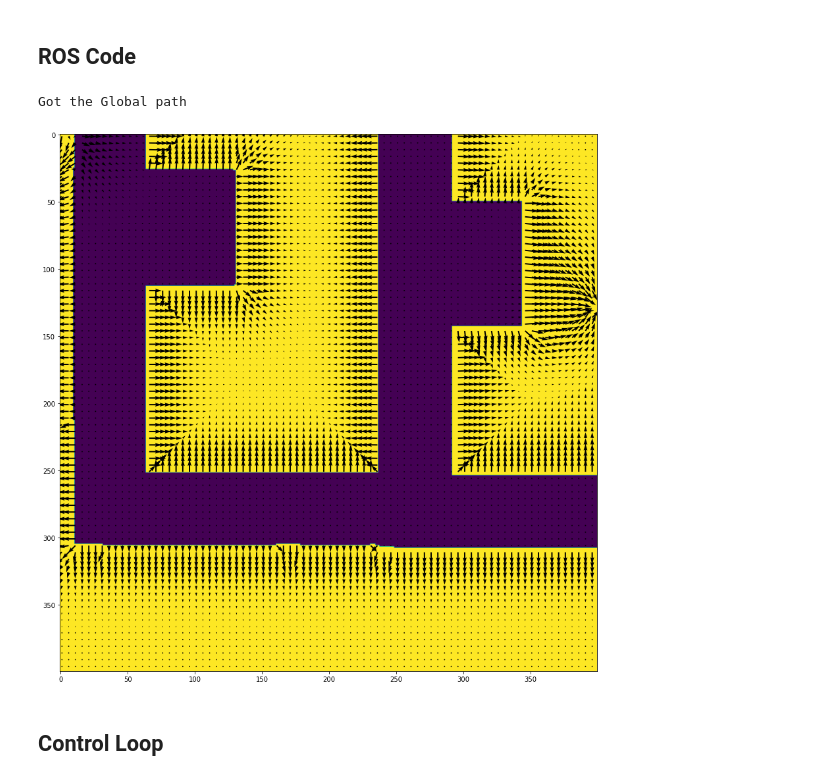
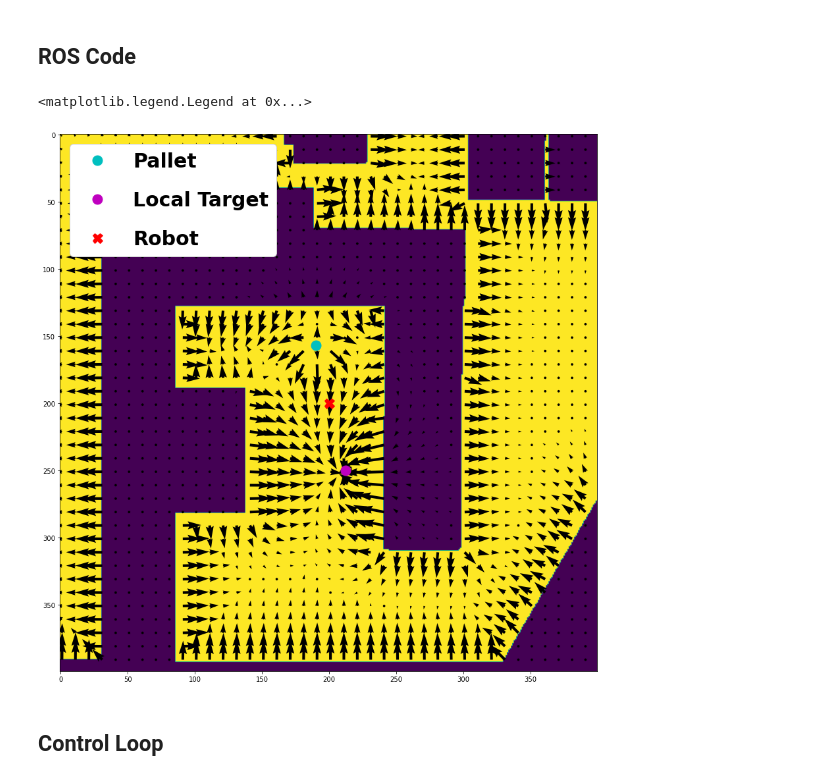
Before and after one commit to scifiswapnil/decentralized-payload-transport, a Jupyter notebook: src/jackal_workspace/scripts/LocalPlanner.ipynb, the cells around one changed output. Drawn from its saved outputs; the diff is of its cells as text; code cells hidden in the pictures.

```diff
--- a/src/jackal_workspace/scripts/LocalPlanner.ipynb
+++ b/src/jackal_workspace/scripts/LocalPlanner.ipynb
@@ -205,13 +205,11 @@ def pallet_odom_callback(data):
 rospy.init_node('LocalPlanner')
 rospy.Subscriber("/map", OccupancyGrid, map_callback)
 rospy.Subscriber("/jackal0/global_path", Path, path_callback)
-rospy.Subscriber("/jackal0/odometry/local_filtered", Odometry, odom_callback)
+rospy.Subscriber("/jackal0/jackal_gazebo_odom", Odometry, odom_callback)
 rospy.Subscriber("/jackal1/odometry/local_filtered", Odometry, agent_odom_callback)
 rospy.Subscriber("/pallet_pose", Odometry, pallet_odom_callback)
 trajectory_pub = rospy.Publisher("/jackal0/trajectory", traj_point, queue_size=1)
 robot_namespace = "jackal0"#rospy.get_param("~robot_namespace")
-# %% [output]
-Got the Global path
 # %%
 
 class local_region:
@@ -306,7 +304,7 @@ class local_region:
         return repulsive
 
     def visualize_forces (self, force):
-        skip = 5
+        skip = 10
         sizer = 400
         [x_m, y_m] = np.meshgrid(np.linspace(1, sizer,sizer), np.linspace(1, sizer,sizer))
         [gy, gx] = np.gradient(force)
@@ -314,7 +312,7 @@ class local_region:
         q_stack = x_m[::skip, ::skip], y_m[::skip, ::skip], gx[::skip, ::skip], gy[::skip, ::skip]
         plt.figure(figsize=(15,15))
         plt.imshow(self.data)
-        plt.quiver(x_m[::skip, ::skip], y_m[::skip, ::skip], gx[::skip, ::skip], gy[::skip, ::skip])
+        plt.quiver(x_m[::skip, ::skip], y_m[::skip, ::skip], gx[::skip, ::skip], gy[::skip, ::skip],width=0.005)
         return plt
 
     def gradient_planner (self, force, start_coords):
@@ -340,24 +338,37 @@ class local_region:
 # %%
 cmd = traj_point()
 co = get_position_in_grid(current_odom).astype(np.uint16)
 a = local_region(co[0],co[1])
 objects_in_region = []
 if type(None) != type(pallet_pose):
     localpallet = get_position_in_grid(pallet_pose).astype(np.uint16)
     localpallet = a.local_coordinate_convert(localpallet)
     objects_in_region.append(localpallet)
 
 if type(None) != type(agent_current_odom):
     other_agent = get_position_in_grid(agent_current_odom).astype(np.uint16)
     other_agent = a.local_coordinate_convert(other_agent)
     objects_in_region.append(other_agent)
 a.extract_local_path(globalpath)
 localtarget , globalpath= a.extract_immediate_goal(globalpath)
 forces = 0
 forces = forces + a.compute_map_repulsive_force(influence_radius = 2.1, repulsive_coef = 4.5)
 forces = forces + a.compute_repulsive_force(objects = objects_in_region,influence_radius = 2.5,repulsive_coef = 4.5)
 forces = forces + a.compute_attractive_force(goal = localtarget, influence_radius = 5.5, coef=2.5)
 no_problem = True
 viz_plot = a.visualize_forces(forces)
+
+# viz_plot.plot(route[:,0],route[:,1],"go--",linewidth=3,markersize=10,label="Local Path")
+# viz_plot.plot(a.get_local_path()[:,0],a.get_local_path()[:,1],"bo--",linewidth=3,markersize=10,label="Global Path")
+# if type(None) != type(pallet_pose):
+viz_plot.plot(localpallet[0],localpallet[1],"co",markersize=15,label="Pallet")
+viz_plot.plot(localtarget[0],localtarget[1],"mo",markersize=15,label="Local Target")
+# if type(None) != type(agent_current_odom1):
+#     viz_plot.plot(other_agent1[0],other_agent1[1],"ro",markersize=15,label="Other agent")
+# if type(None) != type(agent_current_odom2):
+#     viz_plot.plot(other_agent2[0],other_agent2[1],"ro",markersize=15,label="Other agent")
+viz_plot.plot(200,200,"rX",markersize=15,label="Robot")
+viz_plot.legend(loc="upper left",labelspacing=1,prop={'weight':'bold','size':30},facecolor="w",framealpha=1)
 # %% [output]
+<matplotlib.legend.Legend at 0x...>
-[figure, old version]
+[figure, new version]
```
Also changed, not shown: parts of 1 cell of this notebook, 14 other files.
